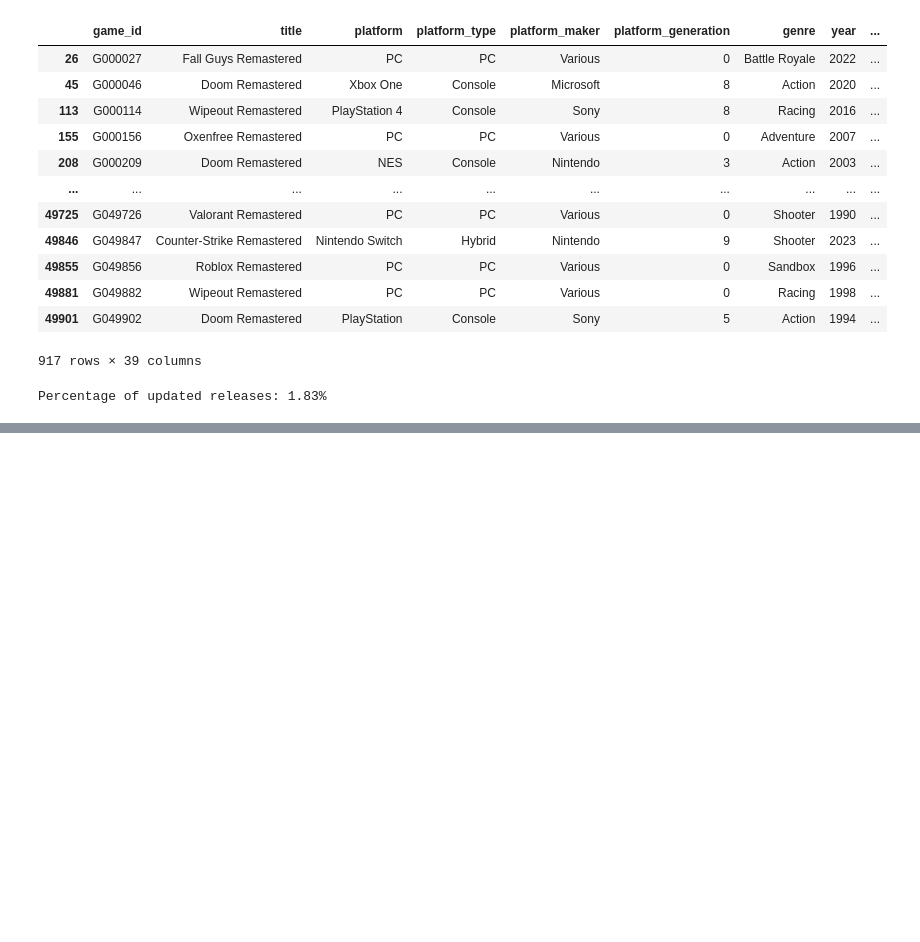
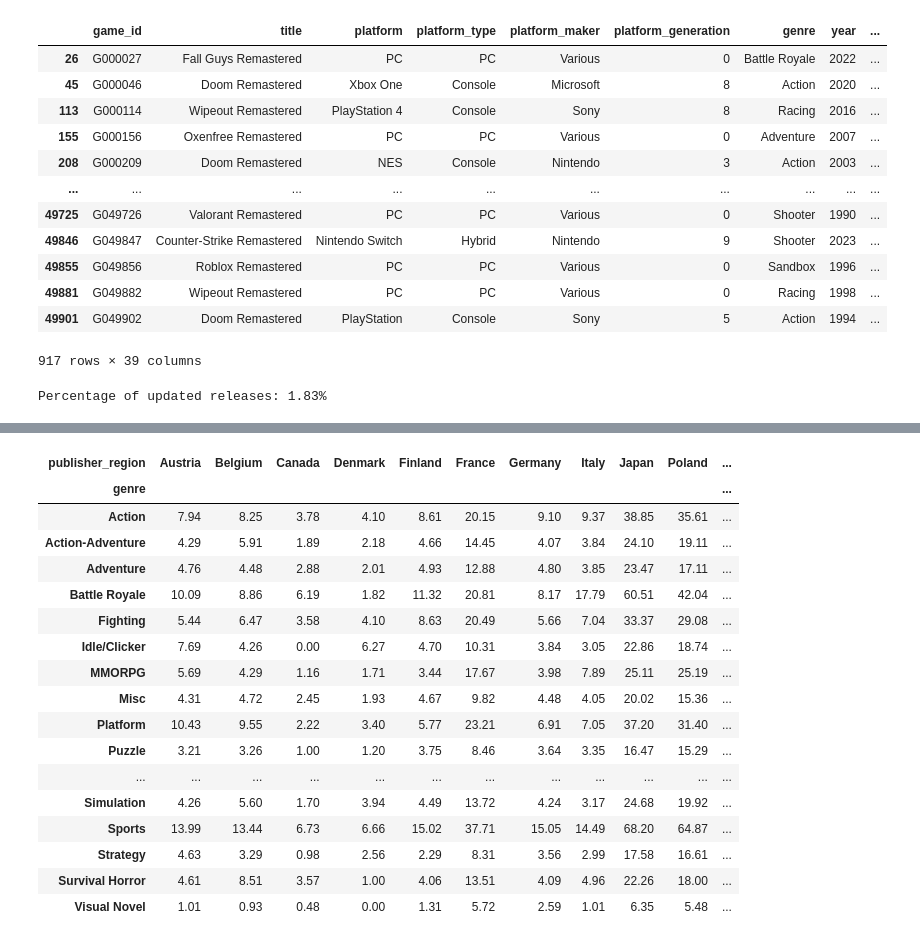
Before and after one commit to SalmaAllam8/PowerBI-mini-Projects, a Jupyter notebook: videogames.ipynb, the cells around one changed output, grey strips where cells are left out. Drawn from its saved outputs; the diff is of its cells as text; code cells hidden in the pictures; blank space fills up the shorter version.

```diff
--- a/videogames.ipynb
+++ b/videogames.ipynb
@@ -804,0 +827,23 @@ Percentage of updated releases: 1.83%
+# %%
+pivot = df.pivot_table(index="genre", columns="publisher_region", values="global_sales_million", aggfunc="mean" , fill_value =0)
+# Apply a clean color gradient to easily spot the heavy-hitting sectors
+pivot.style.background_gradient(cmap='YlGnBu', axis=None).format("{:.2f}")
+# %% [output]
+| publisher_region | Austria | Belgium | Canada | Denmark | Finland | France | Germany | Italy | Japan | Poland | ... |
+| genre |  |  |  |  |  |  |  |  |  |  | ... |
+| Action | 7.94 | 8.25 | 3.78 | 4.10 | 8.61 | 20.15 | 9.10 | 9.37 | 38.85 | 35.61 | ... |
+| Action-Adventure | 4.29 | 5.91 | 1.89 | 2.18 | 4.66 | 14.45 | 4.07 | 3.84 | 24.10 | 19.11 | ... |
+| Adventure | 4.76 | 4.48 | 2.88 | 2.01 | 4.93 | 12.88 | 4.80 | 3.85 | 23.47 | 17.11 | ... |
+| Battle Royale | 10.09 | 8.86 | 6.19 | 1.82 | 11.32 | 20.81 | 8.17 | 17.79 | 60.51 | 42.04 | ... |
+| Fighting | 5.44 | 6.47 | 3.58 | 4.10 | 8.63 | 20.49 | 5.66 | 7.04 | 33.37 | 29.08 | ... |
+| Idle/Clicker | 7.69 | 4.26 | 0.00 | 6.27 | 4.70 | 10.31 | 3.84 | 3.05 | 22.86 | 18.74 | ... |
+| MMORPG | 5.69 | 4.29 | 1.16 | 1.71 | 3.44 | 17.67 | 3.98 | 7.89 | 25.11 | 25.19 | ... |
+| Misc | 4.31 | 4.72 | 2.45 | 1.93 | 4.67 | 9.82 | 4.48 | 4.05 | 20.02 | 15.36 | ... |
+| Platform | 10.43 | 9.55 | 2.22 | 3.40 | 5.77 | 23.21 | 6.91 | 7.05 | 37.20 | 31.40 | ... |
+| Puzzle | 3.21 | 3.26 | 1.00 | 1.20 | 3.75 | 8.46 | 3.64 | 3.35 | 16.47 | 15.29 | ... |
+| ... | ... | ... | ... | ... | ... | ... | ... | ... | ... | ... | ... |
+| Simulation | 4.26 | 5.60 | 1.70 | 3.94 | 4.49 | 13.72 | 4.24 | 3.17 | 24.68 | 19.92 | ... |
+| Sports | 13.99 | 13.44 | 6.73 | 6.66 | 15.02 | 37.71 | 15.05 | 14.49 | 68.20 | 64.87 | ... |
+| Strategy | 4.63 | 3.29 | 0.98 | 2.56 | 2.29 | 8.31 | 3.56 | 2.99 | 17.58 | 16.61 | ... |
+| Survival Horror | 4.61 | 8.51 | 3.57 | 1.00 | 4.06 | 13.51 | 4.09 | 4.96 | 22.26 | 18.00 | ... |
+| Visual Novel | 1.01 | 0.93 | 0.48 | 0.00 | 1.31 | 5.72 | 2.59 | 1.01 | 6.35 | 5.48 | ... |
```
Also changed, not shown: parts of 2 cells of this notebook.
